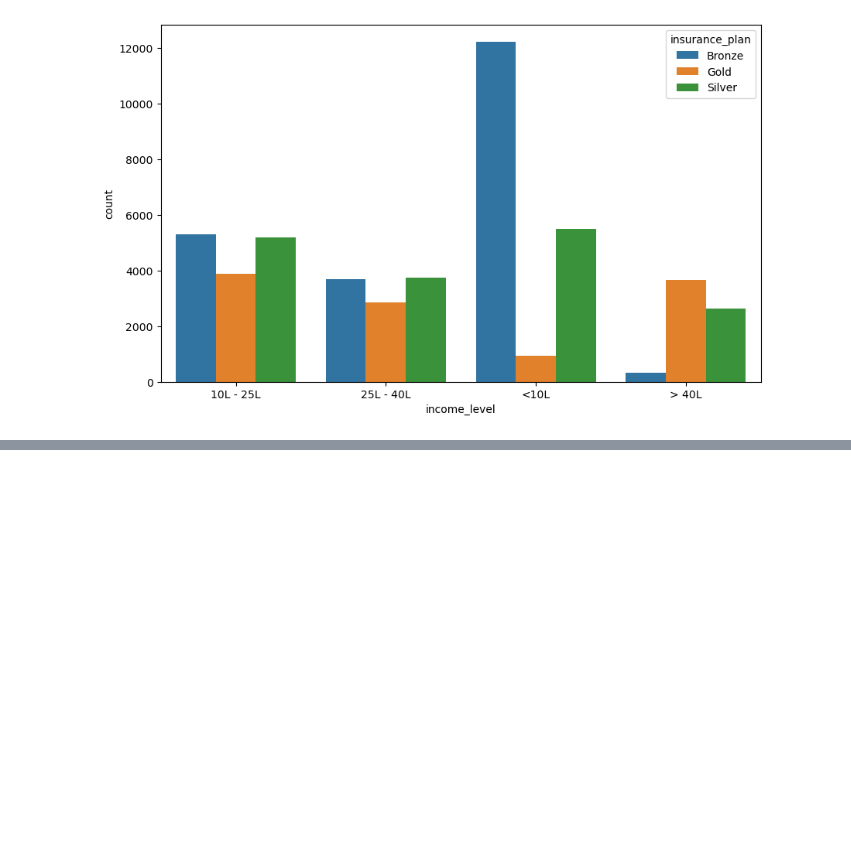
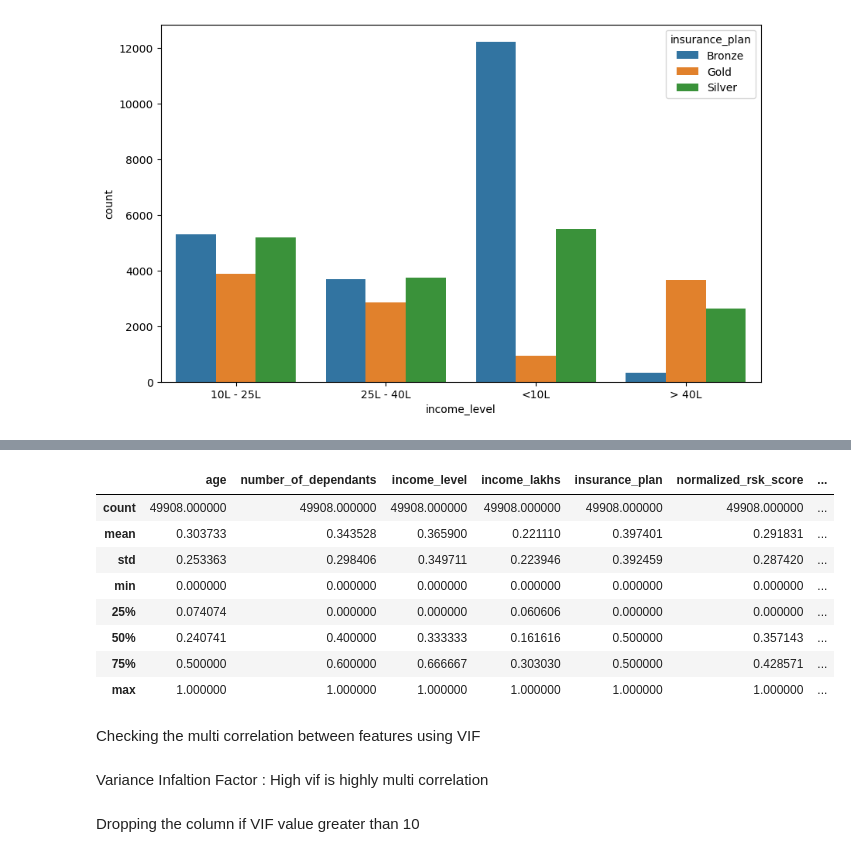
Before and after one commit to Rajaanthonysamy/ml_health_insurance_premium, a Jupyter notebook: ml_premium_prediction.ipynb, the cells around one changed output, grey strips where cells are left out. Saved outputs shown, nothing was run; the diff lists cells and outputs as text; code cells hidden in the pictures; blank space fills up the shorter version.

```diff
--- a/ml_premium_prediction.ipynb
+++ b/ml_premium_prediction.ipynb
@@ -289,0 +463,3 @@ sns.heatmap(cross_tab,annot=True,fmt="d")
+# %%
+X=df4.drop("annual_premium_amount", axis=1)
+y=df4["annual_premium_amount"]
@@ -289,0 +477,23 @@ sns.heatmap(cross_tab,annot=True,fmt="d")
+# %%
+from sklearn.preprocessing import MinMaxScaler
+cols_to_scale=['age','number_of_dependants', 'income_level',  'income_lakhs', 'insurance_plan']
+scaler=MinMaxScaler()
+X[cols_to_scale]=scaler.fit_transform(X[cols_to_scale])
+# %%
+X.describe()
+# %% [output]
+|  | age | number_of_dependants | income_level | income_lakhs | insurance_plan | normalized_rsk_score | ... |
+| count | 49908.000000 | 49908.000000 | 49908.000000 | 49908.000000 | 49908.000000 | 49908.000000 | ... |
+| mean | 0.303733 | 0.343528 | 0.365900 | 0.221110 | 0.397401 | 0.291831 | ... |
+| std | 0.253363 | 0.298406 | 0.349711 | 0.223946 | 0.392459 | 0.287420 | ... |
+| min | 0.000000 | 0.000000 | 0.000000 | 0.000000 | 0.000000 | 0.000000 | ... |
+| 25% | 0.074074 | 0.000000 | 0.000000 | 0.060606 | 0.000000 | 0.000000 | ... |
+| 50% | 0.240741 | 0.400000 | 0.333333 | 0.161616 | 0.500000 | 0.357143 | ... |
+| 75% | 0.500000 | 0.600000 | 0.666667 | 0.303030 | 0.500000 | 0.428571 | ... |
+| max | 1.000000 | 1.000000 | 1.000000 | 1.000000 | 1.000000 | 1.000000 | ... |
+# %% [markdown]
+Checking the multi correlation between features using VIF
+# %% [markdown]
+Variance Infaltion Factor : High vif is highly multi correlation
+# %% [markdown]
+Dropping the column if VIF value greater than 10
```
Also changed, not shown: parts of 51 cells of this notebook.
